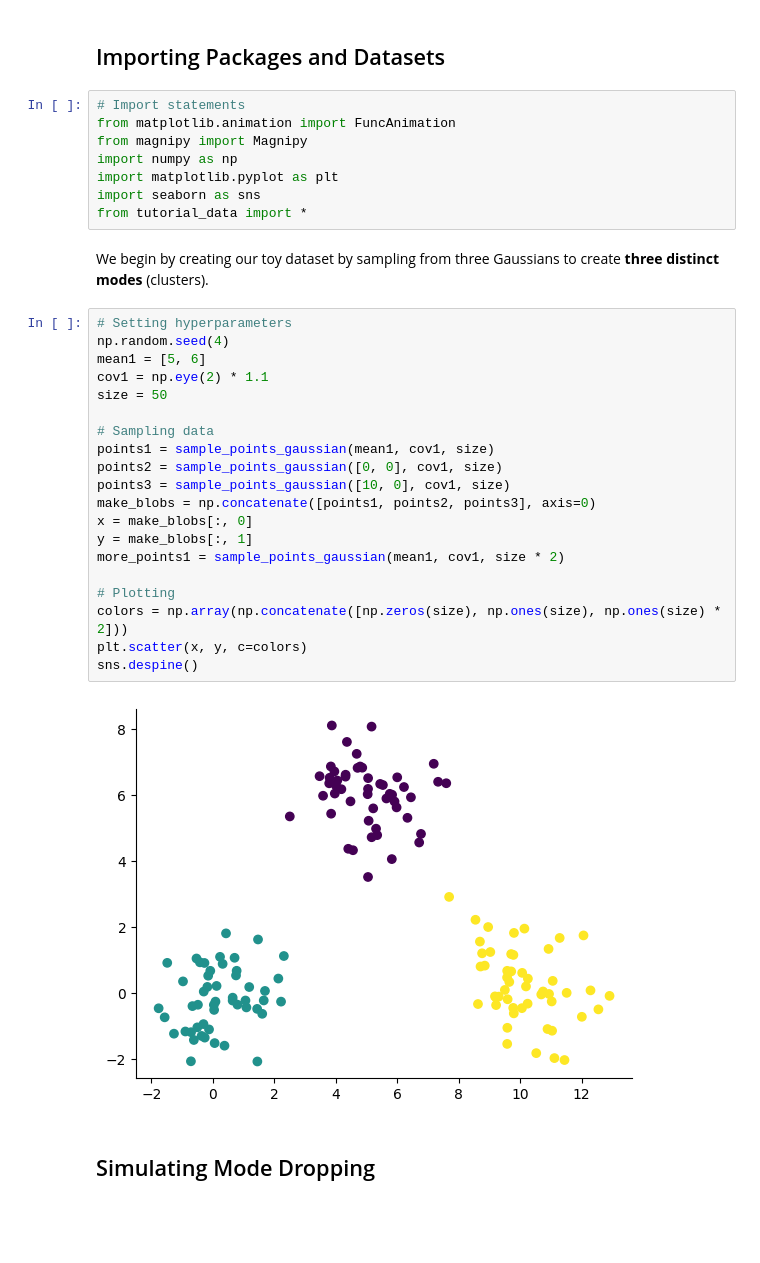
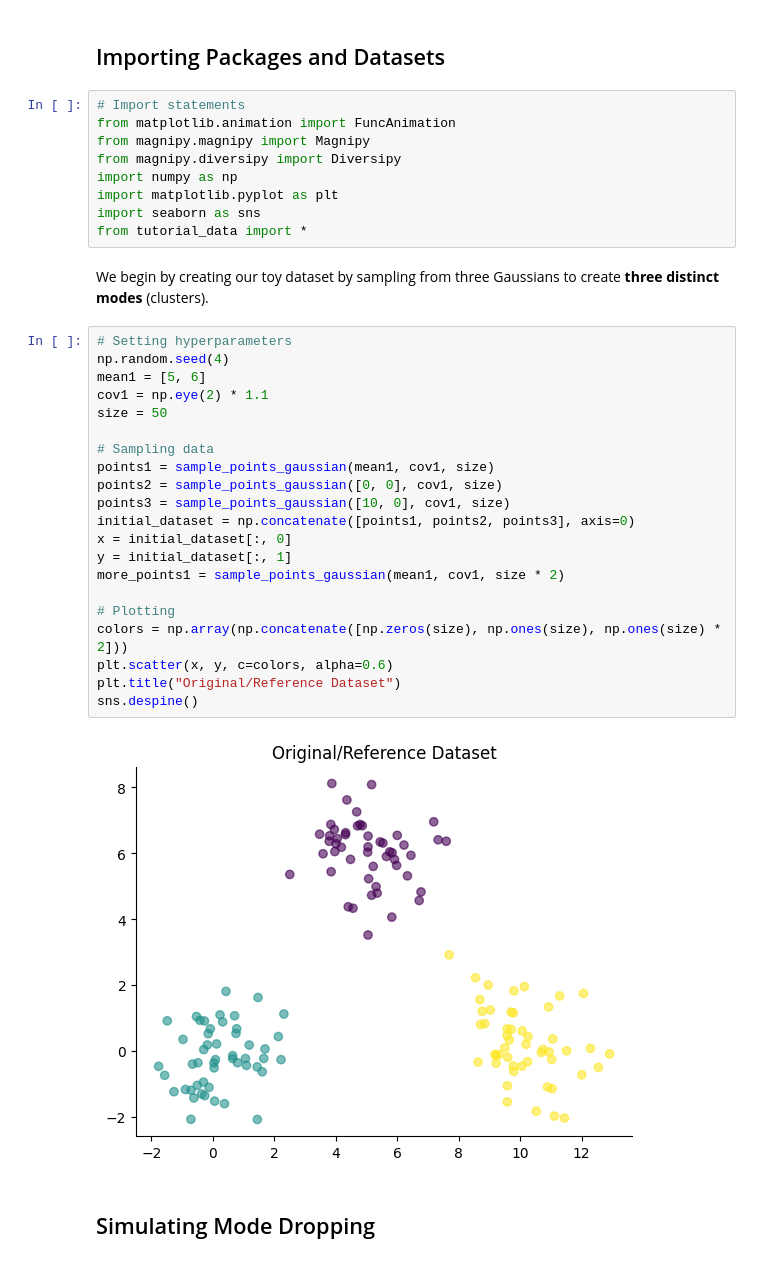
Before and after one commit to aidos-lab/magnipy, a Jupyter notebook: notebooks/mode_dropping.ipynb, the cells around one changed output. Cells and saved outputs as stored; diff of their text form; blank space fills up the shorter version.

Commit message:
full draft of mode_dropping tutorial (changed to use Diversipy instead of Magnipy, more code explanation)

```diff
--- a/notebooks/mode_dropping.ipynb
+++ b/notebooks/mode_dropping.ipynb
@@ -15,7 +15,8 @@ We include the following demo to show how `Diversipy` can be used to evaluate mo
 # %%
 # Import statements
 from matplotlib.animation import FuncAnimation
-from magnipy import Magnipy
+from magnipy.magnipy import Magnipy
+from magnipy.diversipy import Diversipy
 import numpy as np
 import matplotlib.pyplot as plt
 import seaborn as sns
@@ -25,25 +26,26 @@ We begin by creating our toy dataset by sampling from three Gaussians to create
 # %%
 # Setting hyperparameters
 np.random.seed(4)
 mean1 = [5, 6]
 cov1 = np.eye(2) * 1.1
 size = 50
 
 # Sampling data
 points1 = sample_points_gaussian(mean1, cov1, size)
 points2 = sample_points_gaussian([0, 0], cov1, size)
 points3 = sample_points_gaussian([10, 0], cov1, size)
-make_blobs = np.concatenate([points1, points2, points3], axis=0)
-x = make_blobs[:, 0]
-y = make_blobs[:, 1]
+initial_dataset = np.concatenate([points1, points2, points3], axis=0)
+x = initial_dataset[:, 0]
+y = initial_dataset[:, 1]
 more_points1 = sample_points_gaussian(mean1, cov1, size * 2)
 
 # Plotting
 colors = np.array(np.concatenate([np.zeros(size), np.ones(size), np.ones(size) * 2]))
-plt.scatter(x, y, c=colors)
+plt.scatter(x, y, c=colors, alpha=0.6)
+plt.title("Original/Reference Dataset")
 sns.despine()
 # %% [output]
-[figure, old version]
+[figure, new version]
 # %% [markdown]
 ## Simulating Mode Dropping
 # %% [markdown]
```
Also changed, not shown: parts of 10 cells of this notebook.
